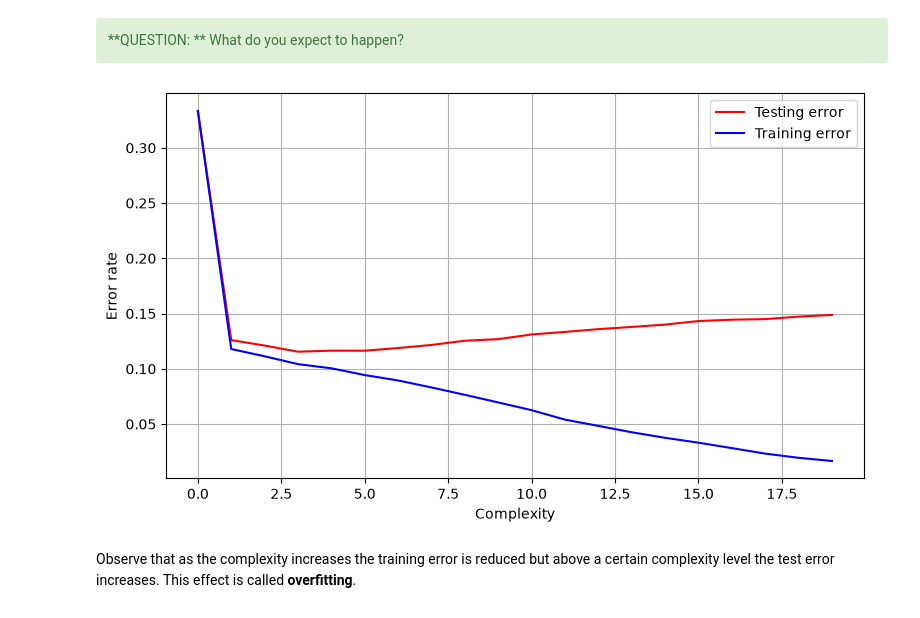
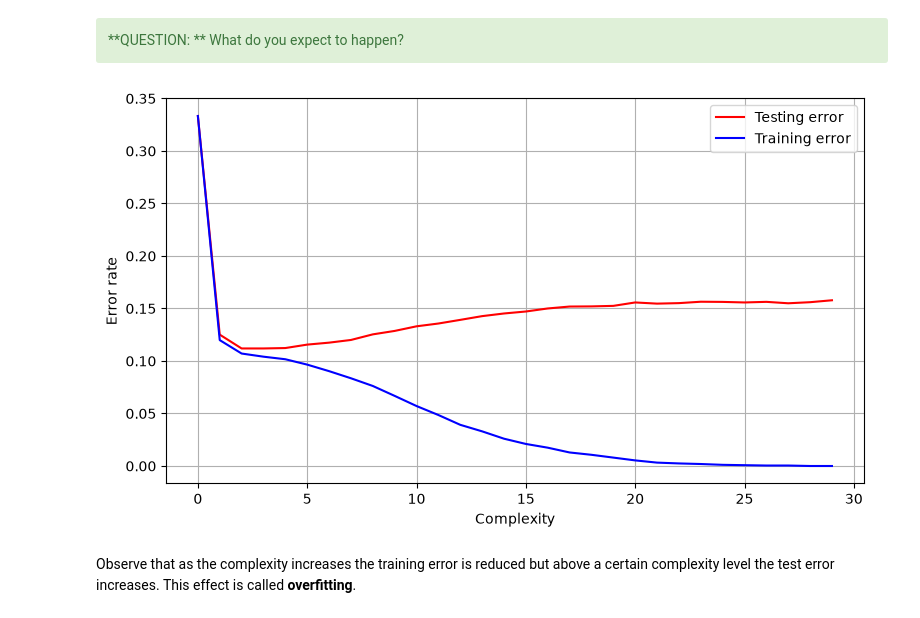
Before and after one commit to GCGCepi/Master_FPoDS, a Jupyter notebook: Machine Learning/Teoria/Pill 6/Pill6 Overfitting/pill6 - introduction to overfitting_student.ipynb, the cells around one changed output. Drawn from its saved outputs; the diff is of its cells as text; code cells hidden in the pictures.

```diff
--- a/Machine Learning/Teoria/Pill 6/Pill6 Overfitting/pill6 - introduction to overfitting_student.ipynb
+++ b/Machine Learning/Teoria/Pill 6/Pill6 Overfitting/pill6 - introduction to overfitting_student.ipynb
@@ -392,7 +438,7 @@ import matplotlib.pyplot as plt
 from sklearn import metrics
 from sklearn import tree
 
-MAXC=20
+MAXC=30
 N=1000
 NTEST=4000
 ITERS=3
@@ -410,34 +456,34 @@ for i in range(ITERS):
     y = y[perm]
 
     X_test = np.concatenate([1.25*np.random.randn(NTEST,2),5+1.5*np.random.randn(NTEST,2)])
     X_test = np.concatenate([X_test,[8,5]+1.5*np.random.randn(NTEST,2)])
     y_test = np.concatenate([np.ones((NTEST,1)),-np.ones((NTEST,1))])
     y_test = np.concatenate([y_test,np.ones((NTEST,1))])
 
     idxplus = y==1
     idxminus = y==-1
     idxplus = idxplus.flatten()
     idxminus = idxminus.flatten()
     j=0
     for C in range(1,MAXC+1):
         #Evaluate the model
         clf = tree.DecisionTreeClassifier(min_samples_leaf=1, max_depth=C)
         clf.fit(X,y.ravel())
         yhat_test[i,j,0] = 1. - metrics.accuracy_score(clf.predict(X_test), y_test.ravel())
         yhat_train[i,j,0] = 1. - metrics.accuracy_score(clf.predict(X), y.ravel())
         j=j+1
 
 p1, = plt.plot(np.mean(yhat_test[:,:,0].T,axis=1),'r')
 p2, = plt.plot(np.mean(yhat_train[:,:,0].T,axis=1),'b')
 fig = plt.gcf()
 fig.set_size_inches(9,5)
 plt.xlabel('Complexity')
 plt.ylabel('Error rate')
 plt.legend([p1, p2], ["Testing error", "Training error"])
 plt.grid(True)
 plt.show()
 # %% [output]
-[figure, old version]
+[figure, new version]
 # %% [markdown]
 Observe that as the complexity increases the training error is reduced but above a certain complexity level the test error increases. This effect is called **overfitting**.
 # %% [markdown]
```
Also changed, not shown: parts of 4 cells of this notebook.
